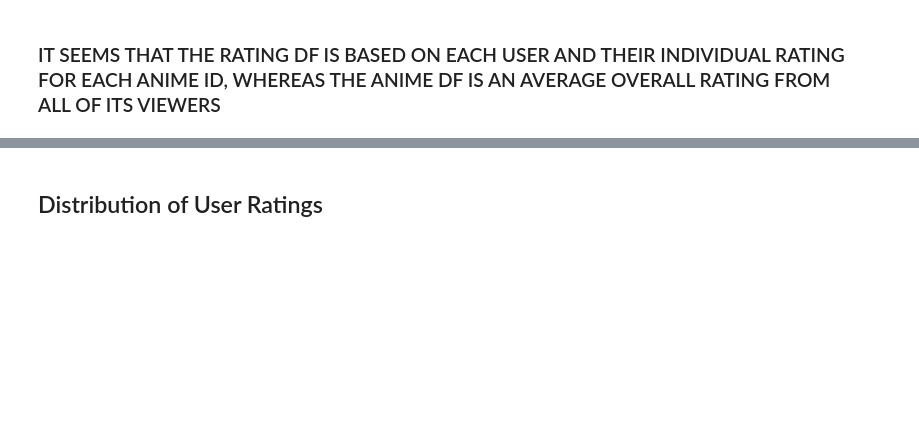
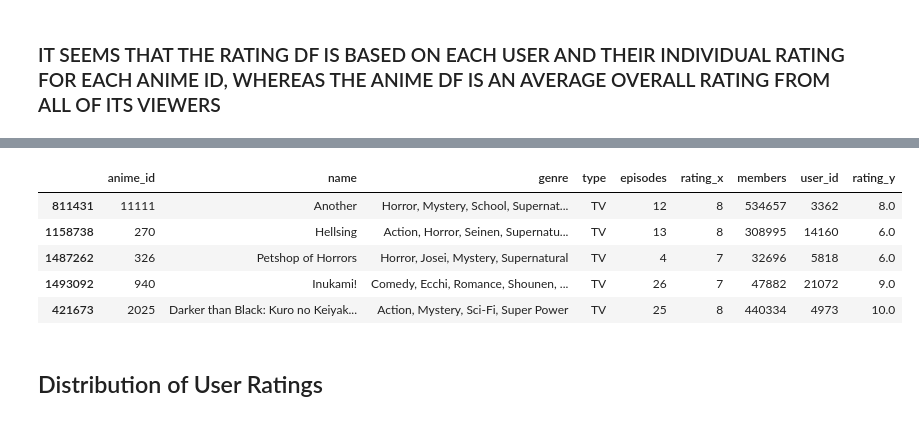
Before and after one commit to anilaq/capstone, a Jupyter notebook: Copy_of_mvp.ipynb, the cells around one changed output, grey strips where cells are left out. Drawn from its saved outputs; the diff is of its cells as text; code cells hidden in the pictures; blank space fills up the shorter version.

```diff
--- a/Copy_of_mvp.ipynb
+++ b/Copy_of_mvp.ipynb
@@ -183,4 +195,14 @@ Name: rating_x, Length: 321, dtype: int64
 Name: rating_y, dtype: int64
+# %%
+sample.rating_x = sample.rating_x.apply(round)
+sample.head()
+# %% [output]
+|  | anime_id | name | genre | type | episodes | rating_x | members | user_id | rating_y |
+| 811431 | 11111 | Another | Horror, Mystery, School, Supernat... | TV | 12 | 8 | 534657 | 3362 | 8.0 |
+| 1158738 | 270 | Hellsing | Action, Horror, Seinen, Supernatu... | TV | 13 | 8 | 308995 | 14160 | 6.0 |
+| 1487262 | 326 | Petshop of Horrors | Horror, Josei, Mystery, Supernatural | TV | 4 | 7 | 32696 | 5818 | 6.0 |
+| 1493092 | 940 | Inukami! | Comedy, Ecchi, Romance, Shounen, ... | TV | 26 | 7 | 47882 | 21072 | 9.0 |
+| 421673 | 2025 | Darker than Black: Kuro no Keiyak... | Action, Mystery, Sci-Fi, Super Power | TV | 25 | 8 | 440334 | 4973 | 10.0 |
 # %% [markdown]
 ## Distribution of User Ratings
 # %%
```
Also changed, not shown: parts of 99 cells of this notebook.
